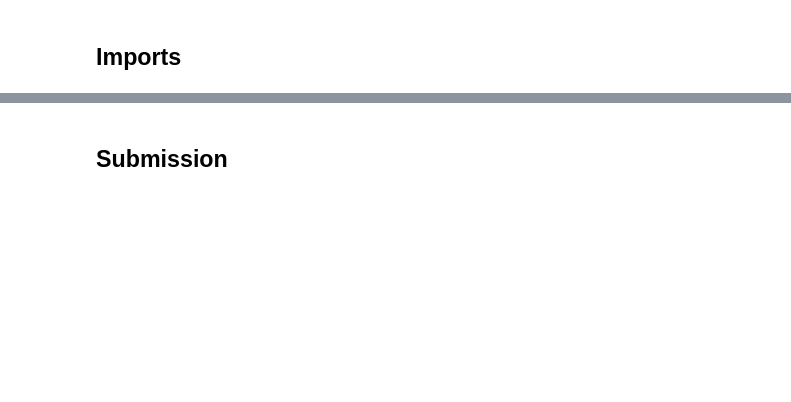
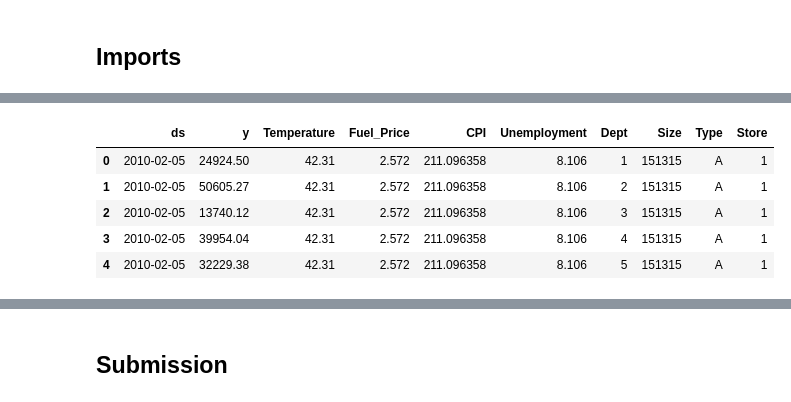
Before and after one commit to johngilheany/store-sales-forecasting, a Jupyter notebook: 04 - Prophet.ipynb, the cells around one changed output, grey strips where cells are left out. Saved outputs shown, nothing was run; the diff lists cells and outputs as text; code cells hidden in the pictures; blank space fills up the shorter version.

```diff
--- a/04 - Prophet.ipynb
+++ b/04 - Prophet.ipynb
@@ -198,0 +92,9 @@ data_test['pred'] = test_preds
+# %%
+merged_df.head()
+# %% [output]
+|  | ds | y | Temperature | Fuel_Price | CPI | Unemployment | Dept | Size | Type | Store |
+| 0 | 2010-02-05 | 24924.50 | 42.31 | 2.572 | 211.096358 | 8.106 | 1 | 151315 | A | 1 |
+| 1 | 2010-02-05 | 50605.27 | 42.31 | 2.572 | 211.096358 | 8.106 | 2 | 151315 | A | 1 |
+| 2 | 2010-02-05 | 13740.12 | 42.31 | 2.572 | 211.096358 | 8.106 | 3 | 151315 | A | 1 |
+| 3 | 2010-02-05 | 39954.04 | 42.31 | 2.572 | 211.096358 | 8.106 | 4 | 151315 | A | 1 |
+| 4 | 2010-02-05 | 32229.38 | 42.31 | 2.572 | 211.096358 | 8.106 | 5 | 151315 | A | 1 |
```
Also changed, not shown: parts of 51 cells of this notebook, 3 other files.
